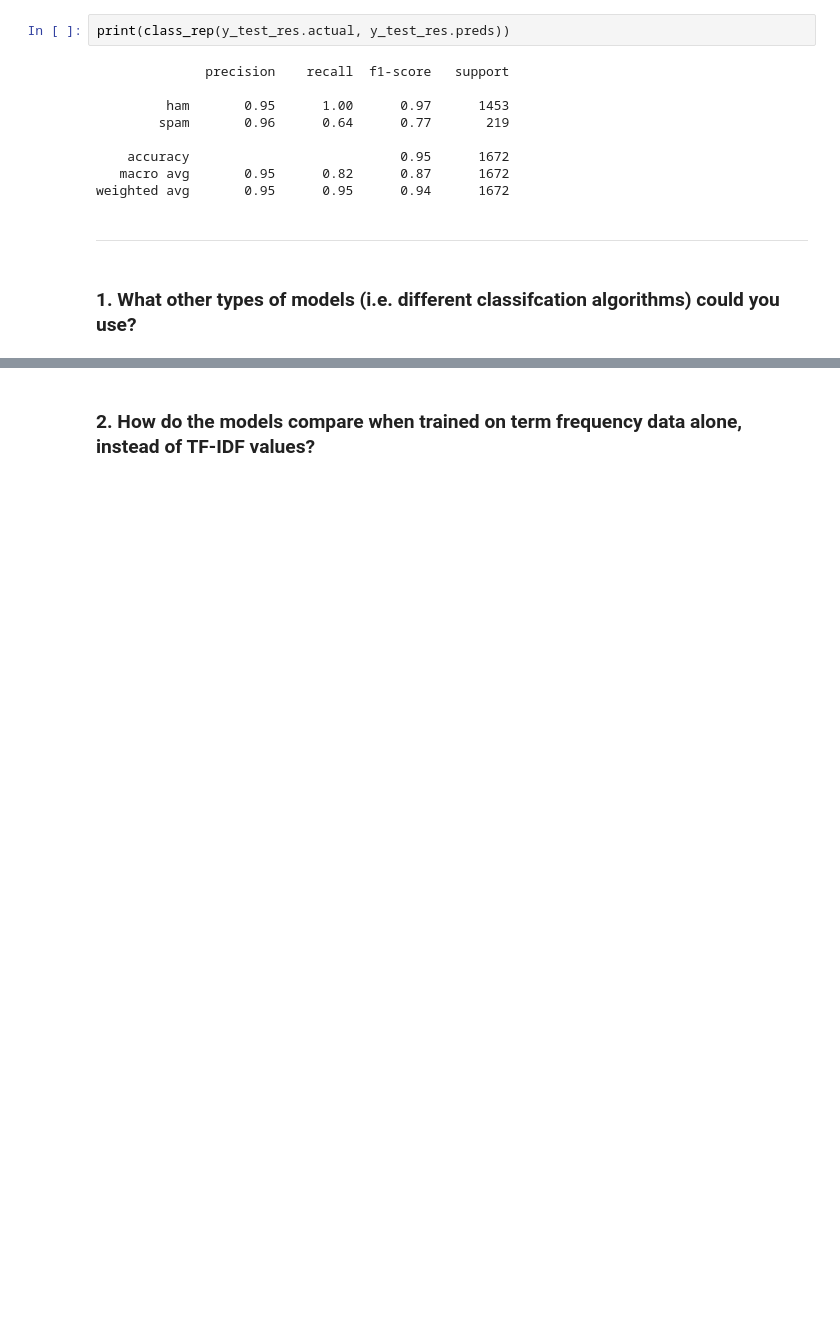
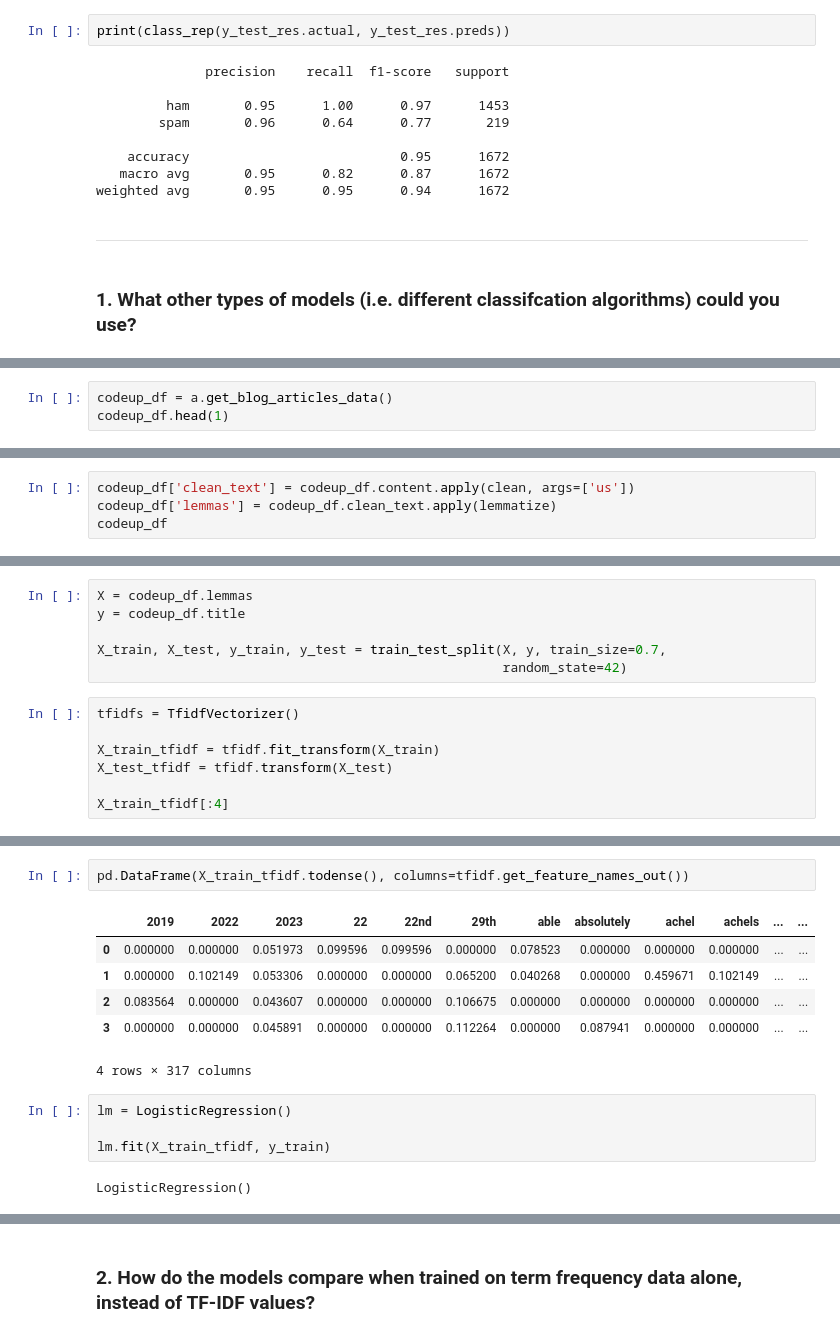
Before and after one commit to Marc-Aradillas/natural-language-processing-exercises, a Jupyter notebook: model.ipynb, the cells around one changed output, grey strips where cells are left out. Saved outputs shown, nothing was run; the diff lists cells and outputs as text; blank space fills up the shorter version.

```diff
--- a/model.ipynb
+++ b/model.ipynb
@@ -157,0 +294,3 @@ weighted avg       0.95      0.95      0.94      1672
+# %%
+codeup_df = a.get_blog_articles_data()
+codeup_df.head(1)
@@ -157,0 +300,4 @@ weighted avg       0.95      0.95      0.94      1672
+# %%
+codeup_df['clean_text'] = codeup_df.content.apply(clean, args=['us'])
+codeup_df['lemmas'] = codeup_df.clean_text.apply(lemmatize)
+codeup_df
@@ -157,0 +323,13 @@ weighted avg       0.95      0.95      0.94      1672
+# %%
+X = codeup_df.lemmas
+y = codeup_df.title
+
+X_train, X_test, y_train, y_test = train_test_split(X, y, train_size=0.7,
+                                                    random_state=42)
+# %%
+tfidfs = TfidfVectorizer()
+
+X_train_tfidf = tfidf.fit_transform(X_train)
+X_test_tfidf = tfidf.transform(X_test)
+
+X_train_tfidf[:4]
@@ -157,0 +347,15 @@ weighted avg       0.95      0.95      0.94      1672
+# %%
+pd.DataFrame(X_train_tfidf.todense(), columns=tfidf.get_feature_names_out())
+# %% [output]
+|  | 2019 | 2022 | 2023 | 22 | 22nd | 29th | able | absolutely | achel | achels | ... | ... |
+| 0 | 0.000000 | 0.000000 | 0.051973 | 0.099596 | 0.099596 | 0.000000 | 0.078523 | 0.000000 | 0.000000 | 0.000000 | ... | ... |
+| 1 | 0.000000 | 0.102149 | 0.053306 | 0.000000 | 0.000000 | 0.065200 | 0.040268 | 0.000000 | 0.459671 | 0.102149 | ... | ... |
+| 2 | 0.083564 | 0.000000 | 0.043607 | 0.000000 | 0.000000 | 0.106675 | 0.000000 | 0.000000 | 0.000000 | 0.000000 | ... | ... |
+| 3 | 0.000000 | 0.000000 | 0.045891 | 0.000000 | 0.000000 | 0.112264 | 0.000000 | 0.087941 | 0.000000 | 0.000000 | ... | ... |
+4 rows × 317 columns
+# %%
+lm = LogisticRegression()
+
+lm.fit(X_train_tfidf, y_train)
+# %% [output]
+LogisticRegression()
```
Also changed, not shown: parts of 44 cells of this notebook, 2 other files.
